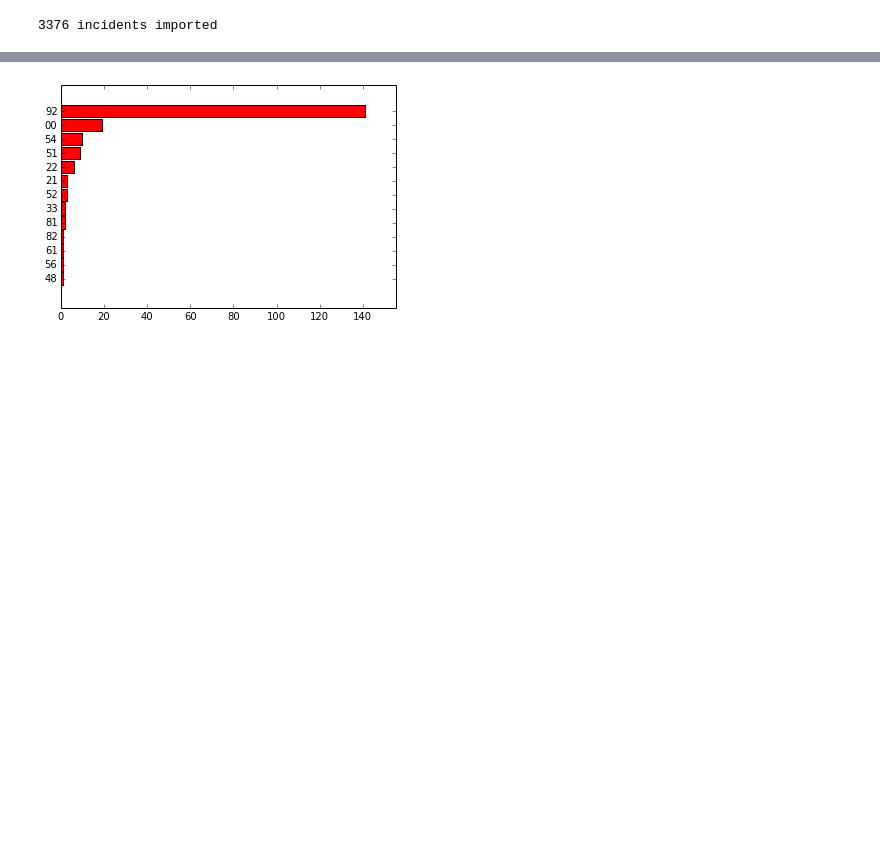
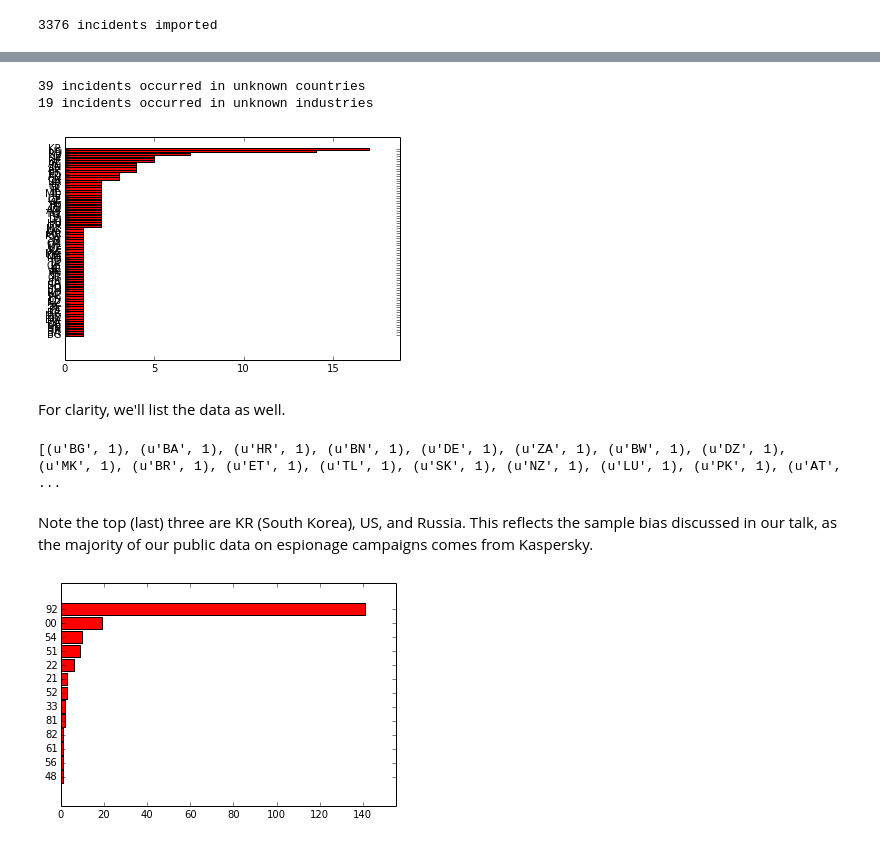
Before and after one commit to krmaxwell/incident-patterns, a Jupyter notebook: Espionage.ipynb, the cells around one changed output, grey strips where cells are left out. Cells and saved outputs as stored; diff of their text form; code cells hidden in the pictures; blank space fills up the shorter version.

```diff
--- a/Espionage.ipynb
+++ b/Espionage.ipynb
@@ -73,13 +61,0 @@ plt.show()
-# %%
-def plot(data):
-    labels = sorted(data, key=data.get)
-    values = [data[x] for x in labels]
-    ypos = np.arange(len(data))+.1
-    plt.barh(ypos,values,color="red",align="center",height=.9)
-
-    # Adds some padding to the bars so that it doesn't butt up
-    # against the edge of the image
-    plt.xlim(0,max(values)*1.1)
-    plt.yticks(ypos,labels)
-    #plt.title("Hacking variety for Hacktivists. n = %s" % len(hacktivism))
-    plt.show()
@@ -92,3 +66,36 @@ note the top (last) three are ROK, USA, Russia
+# %%
+spy_countries = {}
+spy_industries = {}
+for each in spying:
+    for c in each['victim']['country']:
+        if c in spy_countries:
+            spy_countries[c] += 1
+        else:
+            spy_countries[c] = 1
+    ind = each['victim']['industry'][:2]
+    if ind in spy_industries:
+        spy_industries[ind] += 1
+    else:
+        spy_industries[ind] = 1
+print "%d incidents occurred in unknown countries" % spy_countries['Unknown']
+print "%d incidents occurred in unknown industries" % spy_industries['00']
+# %% [output]
+39 incidents occurred in unknown countries
+19 incidents occurred in unknown industries
+# %%
+del spy_countries['Unknown']
+plot(spy_countries)
+# %% [output]
+[figure, added]
+# %% [markdown]
+For clarity, we'll list the data as well.
+# %%
+import operator
+print sorted(spy_countries.iteritems(), key=operator.itemgetter(1))
+# %% [output]
+[(u'BG', 1), (u'BA', 1), (u'HR', 1), (u'BN', 1), (u'DE', 1), (u'ZA', 1), (u'BW', 1), (u'DZ', 1), (u'MK', 1), (u'BR', 1), (u'ET', 1), (u'TL', 1), (u'SK', 1), (u'NZ', 1), (u'LU', 1), (u'PK', 1), (u'AT', ...
+# %% [markdown]
+Note the top (last) three are KR (South Korea), US, and Russia. This reflects the sample bias discussed in our talk, as the majority of our public data on espionage campaigns comes from Kaspersky.
 # %%
 plot(spy_industries)
 # %% [output]
```
Also changed, not shown: parts of 13 cells of this notebook.
